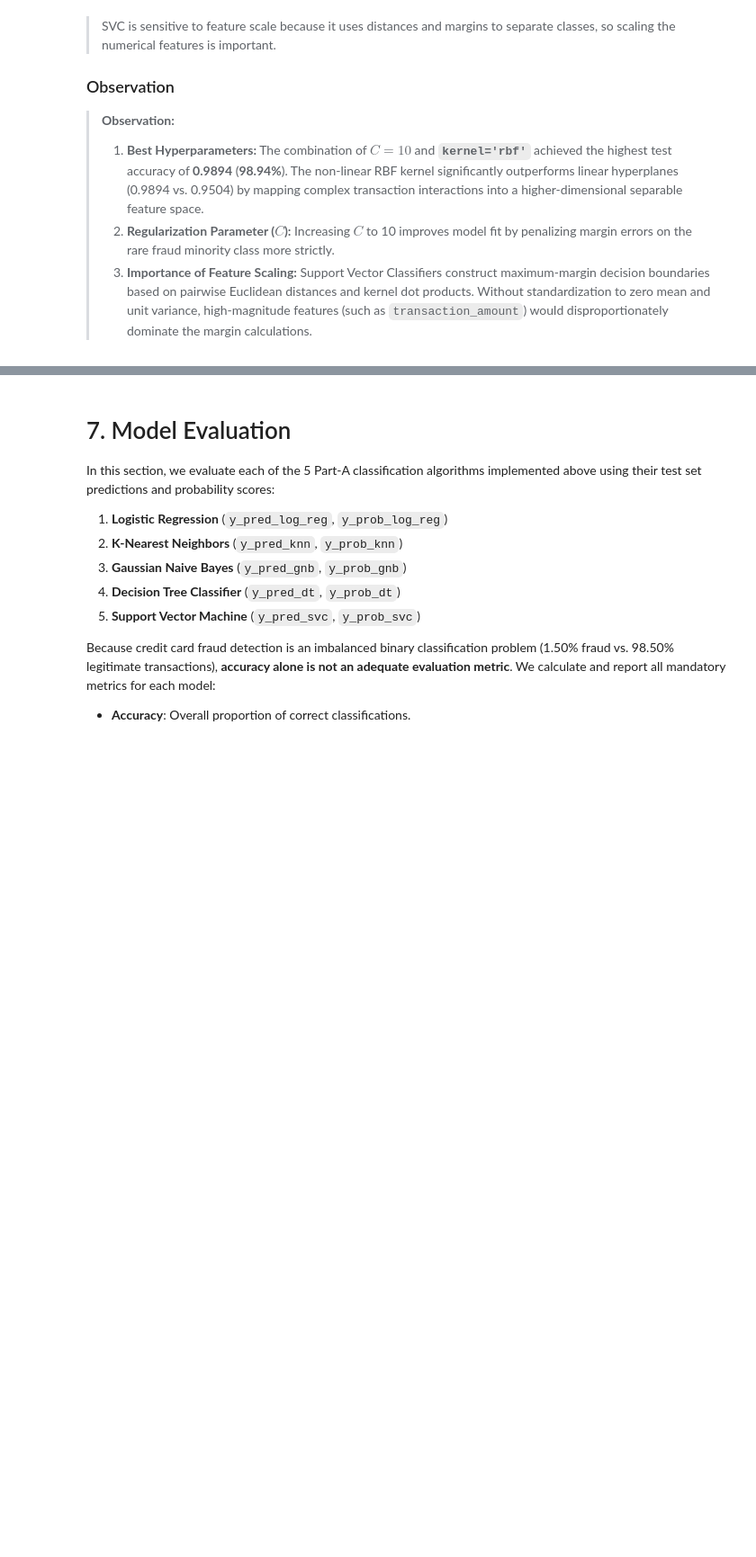
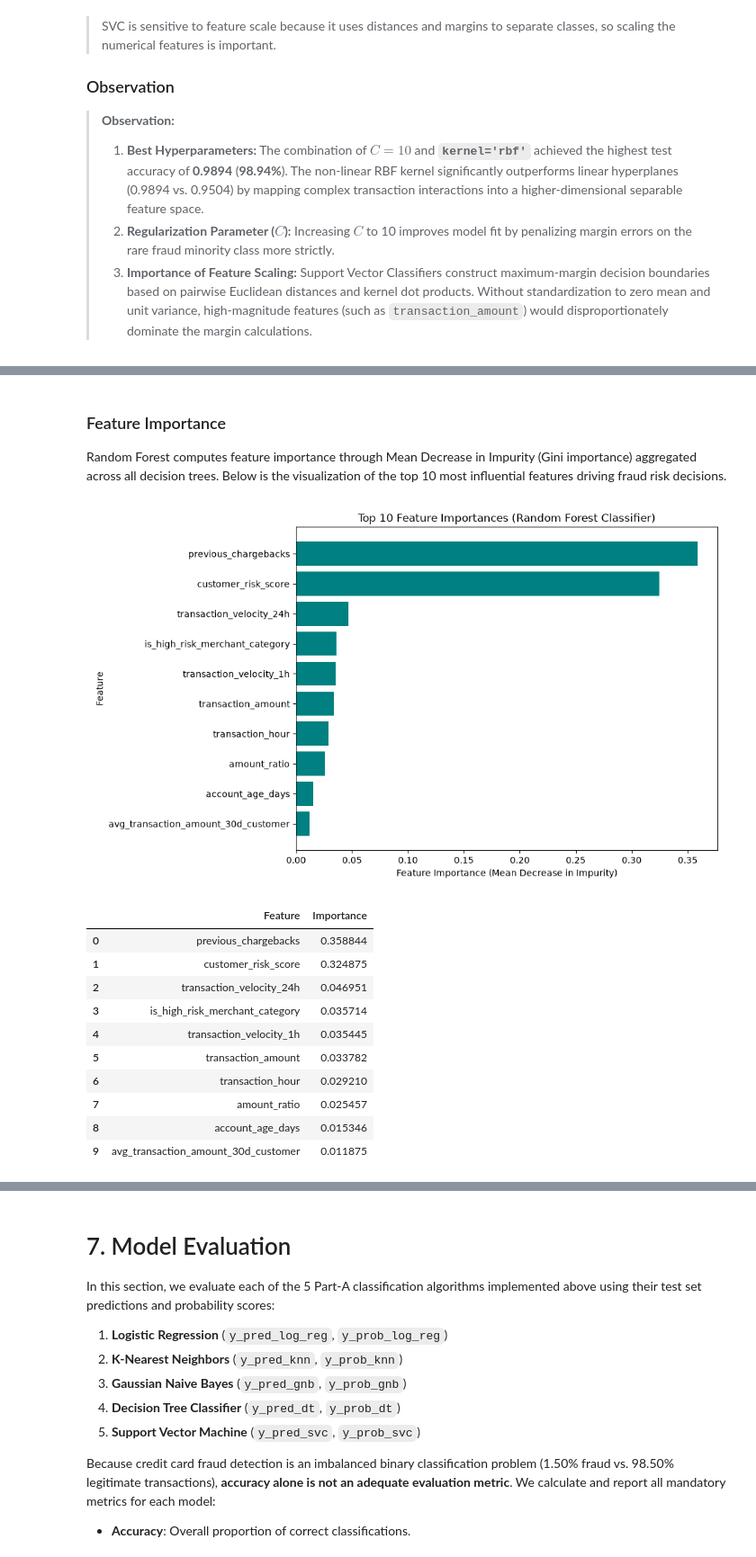
Before and after one commit to anish435/ML_capstone_project, a Jupyter notebook: notebooks/classification.ipynb, the cells around one changed output, grey strips where cells are left out. Shown at 90% size. Drawn from its saved outputs; the diff is of its cells as text; code cells hidden in the pictures; blank space fills up the shorter version.

```diff
--- a/notebooks/classification.ipynb
+++ b/notebooks/classification.ipynb
@@ -1325,0 +1333,17 @@ The input features have already been scaled during the preprocessing stage using
+# %%
+from sklearn.ensemble import RandomForestClassifier
+from sklearn.metrics import accuracy_score
+
+# Initialize baseline Random Forest Classifier
+rf_base = RandomForestClassifier(class_weight='balanced', random_state=42, n_jobs=-1)
+
+# Train on existing preprocessed training data
+rf_base.fit(X_train_processed, y_train)
+
+# Generate baseline predictions and probabilities
+y_pred_rf_base = rf_base.predict(X_test_processed)
+y_prob_rf_base = rf_base.predict_proba(X_test_processed)[:, 1]
+
+print("Baseline Random Forest Classifier trained successfully.")
+print(f"Test Accuracy: {accuracy_score(y_test, y_pred_rf_base):.4f}")
+print(f"Predicted Fraud Cases (Class 1): {(y_pred_rf_base == 1).sum()} out of {len(y_pred_rf_base)}")
@@ -1325,0 +1399,39 @@ The input features have already been scaled during the preprocessing stage using
+# %% [markdown]
+### Feature Importance
+Random Forest computes feature importance through Mean Decrease in Impurity (Gini importance) aggregated across all decision trees. Below is the visualization of the top 10 most influential features driving fraud risk decisions.
+# %%
+# Format readable feature names by stripping transformer prefixes
+clean_feature_names = [f.split('__')[-1] for f in processed_feature_names]
+
+# Extract and sort feature importances
+rf_feature_importances = pd.DataFrame({
+    'Feature': clean_feature_names,
+    'Importance': rf_final.feature_importances_
+}).sort_values(by='Importance', ascending=False)
+
+top10_rf_features = rf_feature_importances.head(10)
+
+# Create horizontal bar plot
+plt.figure(figsize=(10, 6))
+plt.barh(top10_rf_features['Feature'][::-1], top10_rf_features['Importance'][::-1], color='teal')
+plt.title('Top 10 Feature Importances (Random Forest Classifier)')
+plt.xlabel('Feature Importance (Mean Decrease in Impurity)')
+plt.ylabel('Feature')
+plt.tight_layout()
+plt.show()
+
+# Display feature importance table
+display(top10_rf_features.reset_index(drop=True))
+# %% [output]
+[figure, added]
+|  | Feature | Importance |
+| 0 | previous_chargebacks | 0.358844 |
+| 1 | customer_risk_score | 0.324875 |
+| 2 | transaction_velocity_24h | 0.046951 |
+| 3 | is_high_risk_merchant_category | 0.035714 |
+| 4 | transaction_velocity_1h | 0.035445 |
+| 5 | transaction_amount | 0.033782 |
+| 6 | transaction_hour | 0.029210 |
+| 7 | amount_ratio | 0.025457 |
+| 8 | account_age_days | 0.015346 |
+| 9 | avg_transaction_amount_30d_customer | 0.011875 |
```
Also changed, not shown: parts of 10 cells of this notebook, 1 other file.
